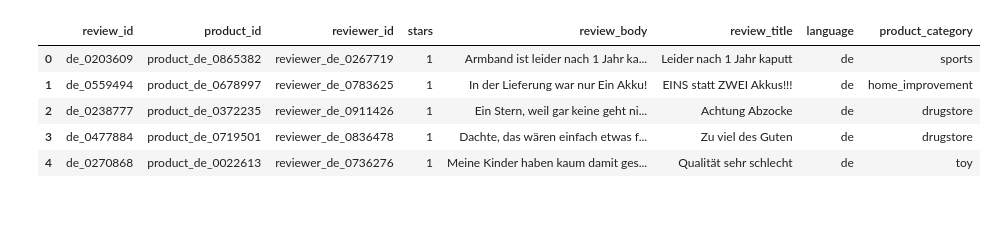
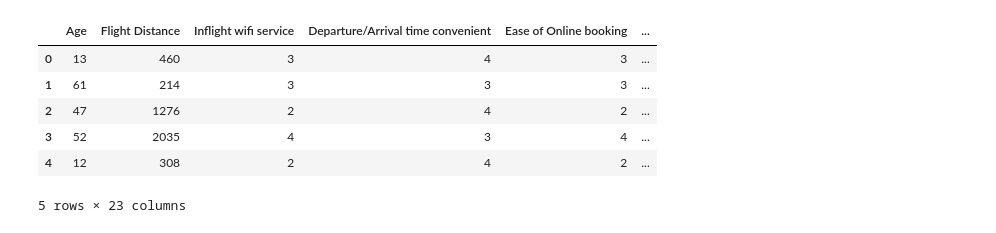
Before and after one commit to Zeth-Abney/Flatiron-school, a Jupyter notebook: phase-3/PROJECT/student.ipynb, the cells around one changed output. Cells and saved outputs as stored; diff of their text form; code cells hidden in the pictures.

```diff
--- a/phase-3/PROJECT/student.ipynb
+++ b/phase-3/PROJECT/student.ipynb
@@ -28,0 +50,8 @@ product_category
+# %%
+import seaborn as sns
+import numpy as np
+import matplotlib.pyplot as plt
+import development.preprocessor as pre
+
+X_train, y_train = pre.data_cleaner("./data/train.csv.zip")
+X_test, y_test = pre.data_cleaner("./data/test.csv.zip")
@@ -29,9 +101,12 @@ product_category
+# %%
+X_resample, y_resample = pre.data_sampler(X_train,y_train)
 # %%
-df.head()
+X_resample.head()
 # %% [output]
-|  | review_id | product_id | reviewer_id | stars | review_body | review_title | language | product_category |
-| 0 | de_0203609 | product_de_0865382 | reviewer_de_0267719 | 1 | Armband ist leider nach 1 Jahr ka... | Leider nach 1 Jahr kaputt | de | sports |
-| 1 | de_0559494 | product_de_0678997 | reviewer_de_0783625 | 1 | In der Lieferung war nur Ein Akku! | EINS statt ZWEI Akkus!!! | de | home_improvement |
-| 2 | de_0238777 | product_de_0372235 | reviewer_de_0911426 | 1 | Ein Stern, weil gar keine geht ni... | Achtung Abzocke | de | drugstore |
-| 3 | de_0477884 | product_de_0719501 | reviewer_de_0836478 | 1 | Dachte, das wären einfach etwas f... | Zu viel des Guten | de | drugstore |
-| 4 | de_0270868 | product_de_0022613 | reviewer_de_0736276 | 1 | Meine Kinder haben kaum damit ges... | Qualität sehr schlecht | de | toy |
+|  | Age | Flight Distance | Inflight wifi service | Departure/Arrival time convenient | Ease of Online booking | ... |
+| 0 | 13 | 460 | 3 | 4 | 3 | ... |
+| 1 | 61 | 214 | 3 | 3 | 3 | ... |
+| 2 | 47 | 1276 | 2 | 4 | 2 | ... |
+| 3 | 52 | 2035 | 4 | 3 | 4 | ... |
+| 4 | 12 | 308 | 2 | 4 | 2 | ... |
+5 rows × 23 columns
```
Also changed, not shown: parts of 33 cells of this notebook, 13 other files.
